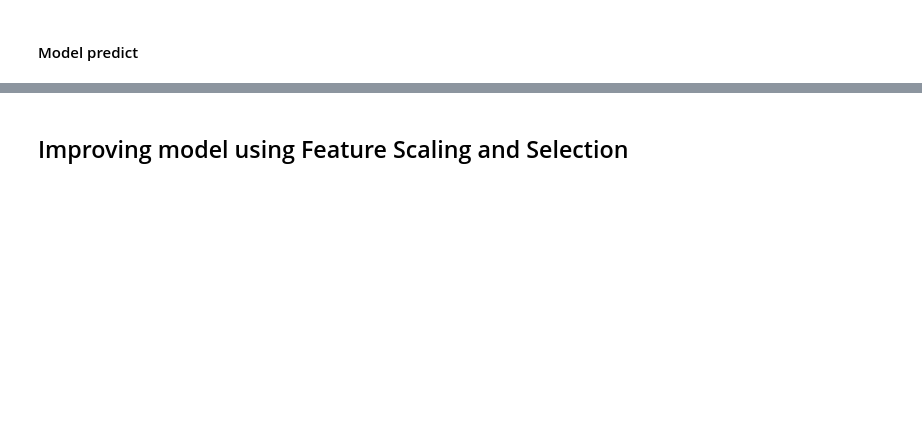
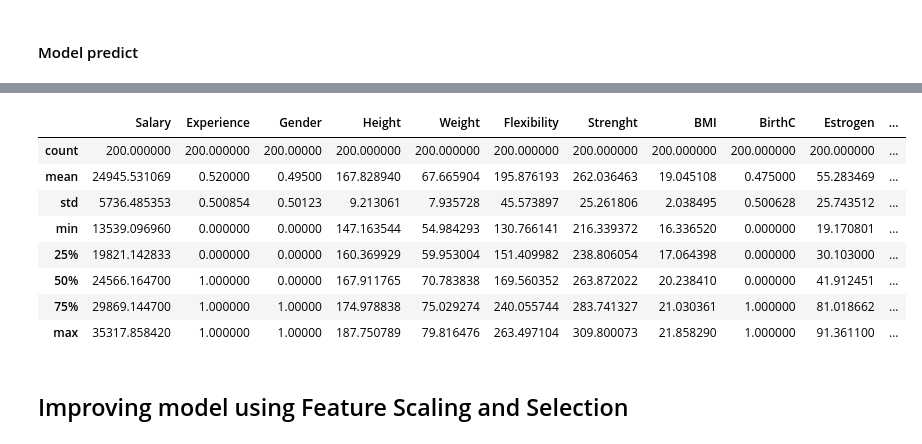
Before and after one commit to TheLazyCactus/ironhack-v4-data-lessons, a Jupyter notebook: 07_ml/code_along_nb/7.2_feature_engineering.ipynb, the cells around one changed output, grey strips where cells are left out. Drawn from its saved outputs; the diff is of its cells as text; code cells hidden in the pictures; blank space fills up the shorter version.

```diff
--- a/07_ml/code_along_nb/7.2_feature_engineering.ipynb
+++ b/07_ml/code_along_nb/7.2_feature_engineering.ipynb
@@ -65,2 +351,14 @@ from sklearn.metrics import mean_squared_error
+# %%
+salary_transformed.describe()
+# %% [output]
+|  | Salary | Experience | Gender | Height | Weight | Flexibility | Strenght | BMI | BirthC | Estrogen | ... |
+| count | 200.000000 | 200.000000 | 200.00000 | 200.000000 | 200.000000 | 200.000000 | 200.000000 | 200.000000 | 200.000000 | 200.000000 | ... |
+| mean | 24945.531069 | 0.520000 | 0.49500 | 167.828940 | 67.665904 | 195.876193 | 262.036463 | 19.045108 | 0.475000 | 55.283469 | ... |
+| std | 5736.485353 | 0.500854 | 0.50123 | 9.213061 | 7.935728 | 45.573897 | 25.261806 | 2.038495 | 0.500628 | 25.743512 | ... |
+| min | 13539.096960 | 0.000000 | 0.00000 | 147.163544 | 54.984293 | 130.766141 | 216.339372 | 16.336520 | 0.000000 | 19.170801 | ... |
+| 25% | 19821.142833 | 0.000000 | 0.00000 | 160.369929 | 59.953004 | 151.409982 | 238.806054 | 17.064398 | 0.000000 | 30.103000 | ... |
+| 50% | 24566.164700 | 1.000000 | 0.00000 | 167.911765 | 70.783838 | 169.560352 | 263.872022 | 20.238410 | 0.000000 | 41.912451 | ... |
+| 75% | 29869.144700 | 1.000000 | 1.00000 | 174.978838 | 75.029274 | 240.055744 | 283.741327 | 21.030361 | 1.000000 | 81.018662 | ... |
+| max | 35317.858420 | 1.000000 | 1.00000 | 187.750789 | 79.816476 | 263.497104 | 309.800073 | 21.858290 | 1.000000 | 91.361100 | ... |
 # %% [markdown]
 ## Improving model using Feature Scaling and Selection
```
Also changed, not shown: parts of 55 cells of this notebook, 3 other files.
